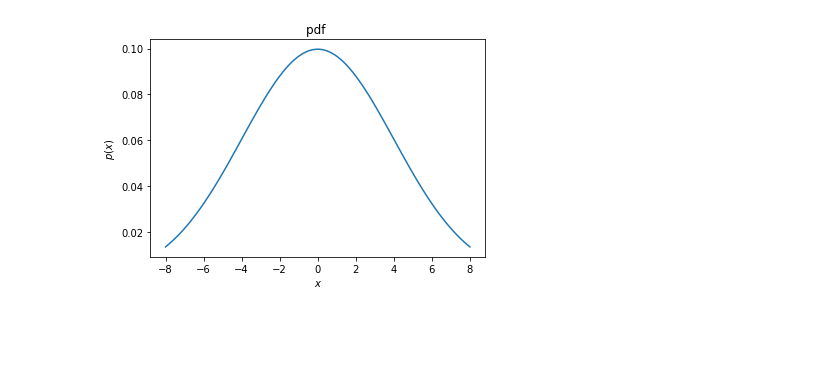
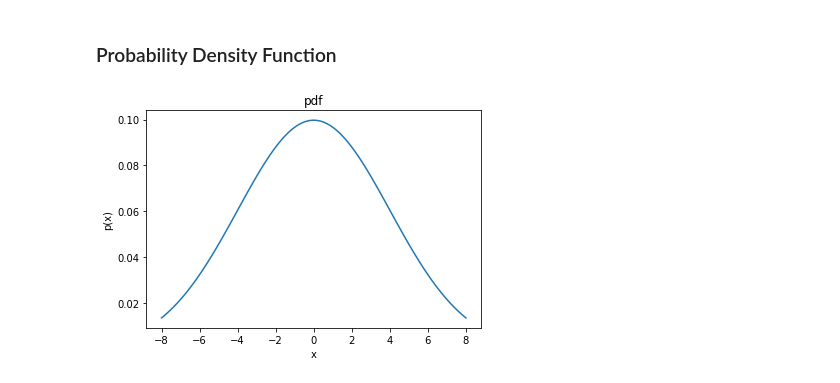
Before and after one commit to kant1724/ibks-ml-basic, a Jupyter notebook: 01. probability.ipynb, the cells around one changed output. Saved outputs shown, nothing was run; the diff lists cells and outputs as text; code cells hidden in the pictures; blank space fills up the shorter version.

```diff
--- a/01. probability.ipynb
+++ b/01. probability.ipynb
@@ -28,12 +8,14 @@ print(xx)
+# %% [markdown]
+### Probability Density Function
 # %%
 # 평균 0, 표준편차 4
 rv = sp.stats.norm(loc=0, scale=4)
 xx = np.linspace(-8, 8, 100)
 pdf = rv.pdf(xx)
 plt.plot(xx, pdf)
-plt.title("pdf ")
-plt.xlabel("$x$")
-plt.ylabel("$p(x)$")
+plt.title('pdf')
+plt.xlabel('x')
+plt.ylabel('p(x)')
 plt.show()
 # %% [output]
-[figure, old version]
+[figure, new version]
```
Also changed, not shown: parts of 10 cells of this notebook.
